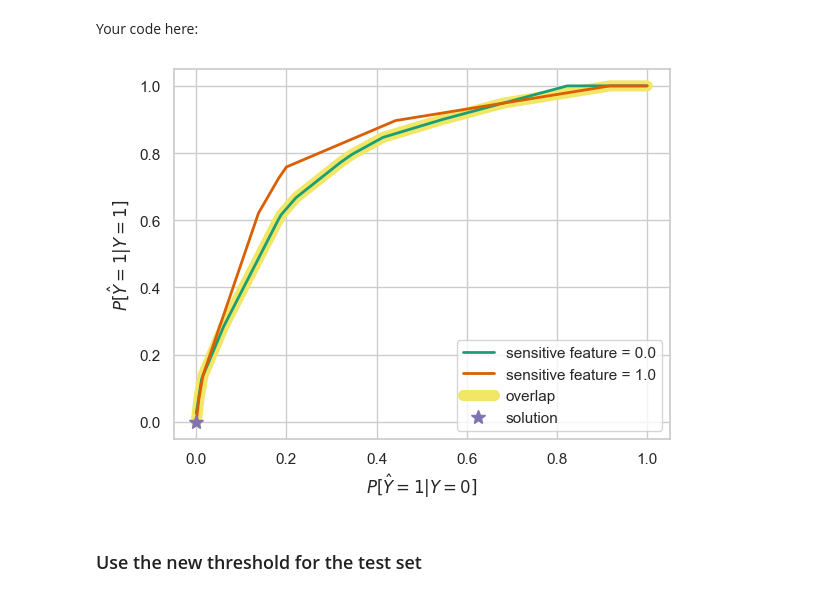
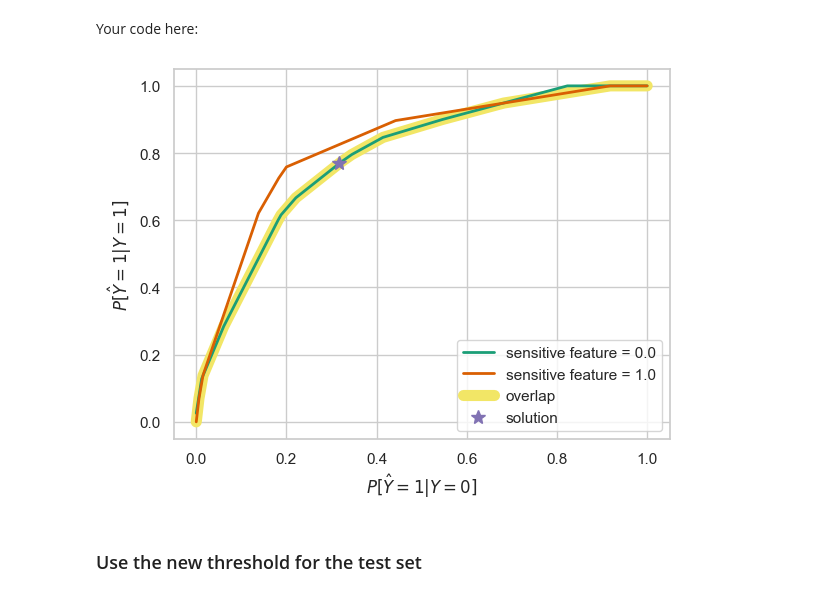
Before and after one commit to MathiasDamsgaard/RAI_fairness_project, a Jupyter notebook: exercise.ipynb, the cells around one changed output. Drawn from its saved outputs; the diff is of its cells as text; code cells hidden in the pictures.

```diff
--- a/exercise.ipynb
+++ b/exercise.ipynb
@@ -242,11 +242,11 @@ val_loss=1.2348 val_acc=0.8092 val_auroc=0.7726
 If predicting on the validation/test set takes too long, you can simply load the pre-saved results directly from the CSV file. Note that if you use your own model, the results will differ from mine.
 # %%
 # # read the results from csv
-# val_df = pd.read_csv('./datafiles/nih_val_results.csv')
-# test_df = pd.read_csv('./datafiles/nih_test_results.csv')
+val_df = pd.read_csv('./datafiles/nih_val_results.csv')
+test_df = pd.read_csv('./datafiles/nih_test_results.csv')
 
-# val_lab, val_pred, val_prob, val_a = val_df['val_lab'].values, val_df['val_pred'].values, val_df['val_prob'].values, val_df['val_a'].values
-# test_lab, test_pred, test_prob, test_a = test_df['test_lab'].values, test_df['test_pred'].values, test_df['test_prob'].values, test_df['test_a'].values
+val_lab, val_pred, val_prob, val_a = val_df['val_lab'].values, val_df['val_pred'].values, val_df['val_prob'].values, val_df['val_a'].values
+test_lab, test_pred, test_prob, test_a = test_df['test_lab'].values, test_df['test_pred'].values, test_df['test_prob'].values, test_df['test_a'].values
 # %% [markdown]
 ### Assess fairness using Fairlearn
 #### A simple example first
@@ -399,25 +407,25 @@ Your code here:
 # %%
 val_prob = np.array(val_prob, dtype=np.float32)
 val_prob_2D = np.column_stack((1 - val_prob, val_prob))
 
 identityclf= IdentityClassifier()
 
 # chose an optimization method from fairlearn, you can choose ThresholdOptimizer
 postprocessor = ThresholdOptimizer(
     estimator=identityclf,
-    constraints="equalized_odds", #demographic_parity , {false,true}_{positive,negative}_rate_parity
-    objective="accuracy_score",
+    constraints="equalized_odds", # want equalized odds constraint
+    objective="balanced_accuracy_score", # balanced accuracy to account for label imbalance
     predict_method="predict_proba",
     prefit=True
 )
 
 # fit it with validation data
 postprocessor.fit(val_prob_2D, val_lab, sensitive_features=val_a)
 
 # plot the optimizing result using plot_threshold_optimizer
 plot_threshold_optimizer(postprocessor)
 # %% [output]
-[figure, old version]
+[figure, new version]
 # %% [markdown]
 ### Use the new threshold for the test set
 # %% [markdown]
```
Also changed, not shown: parts of 6 cells of this notebook.
